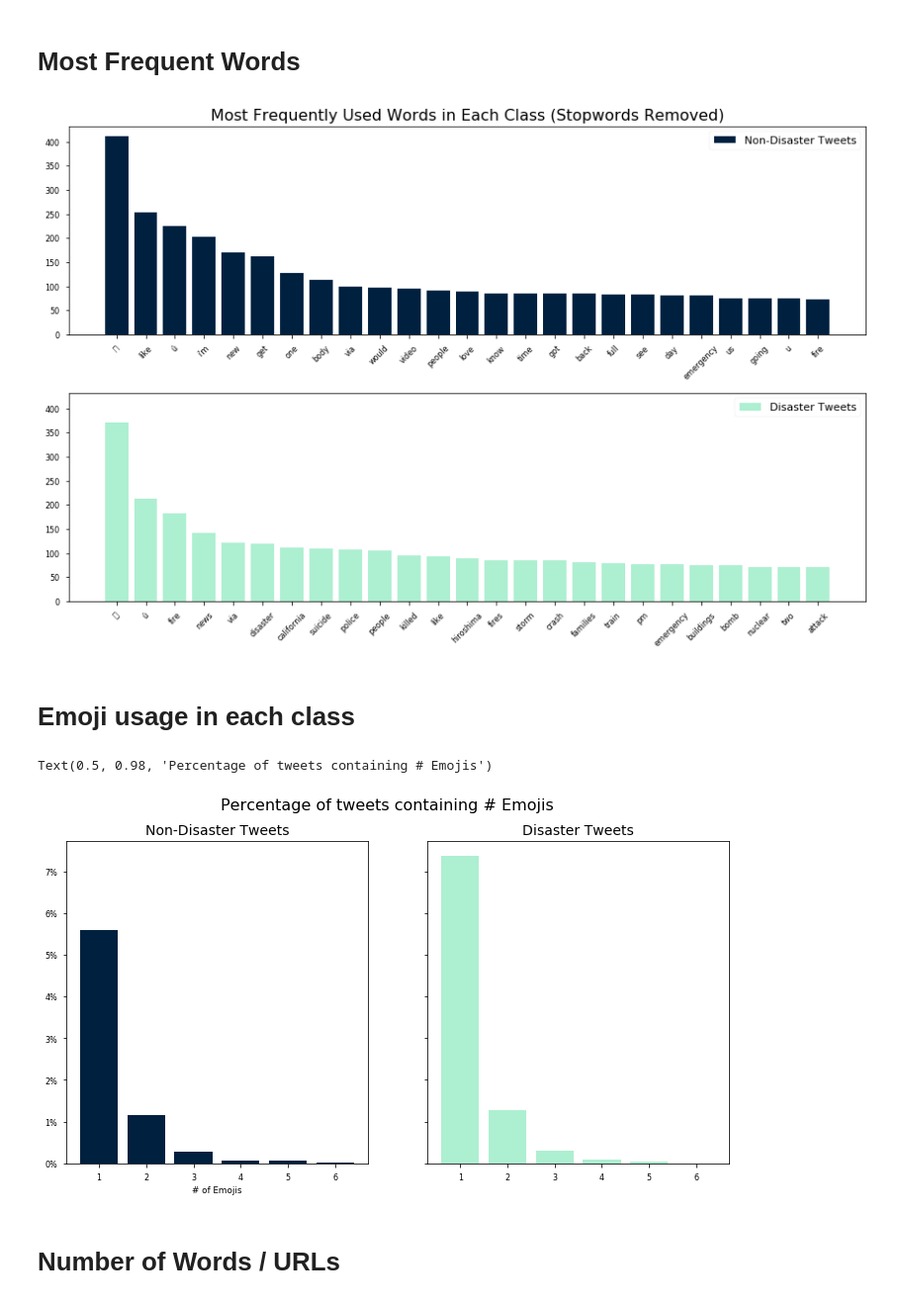
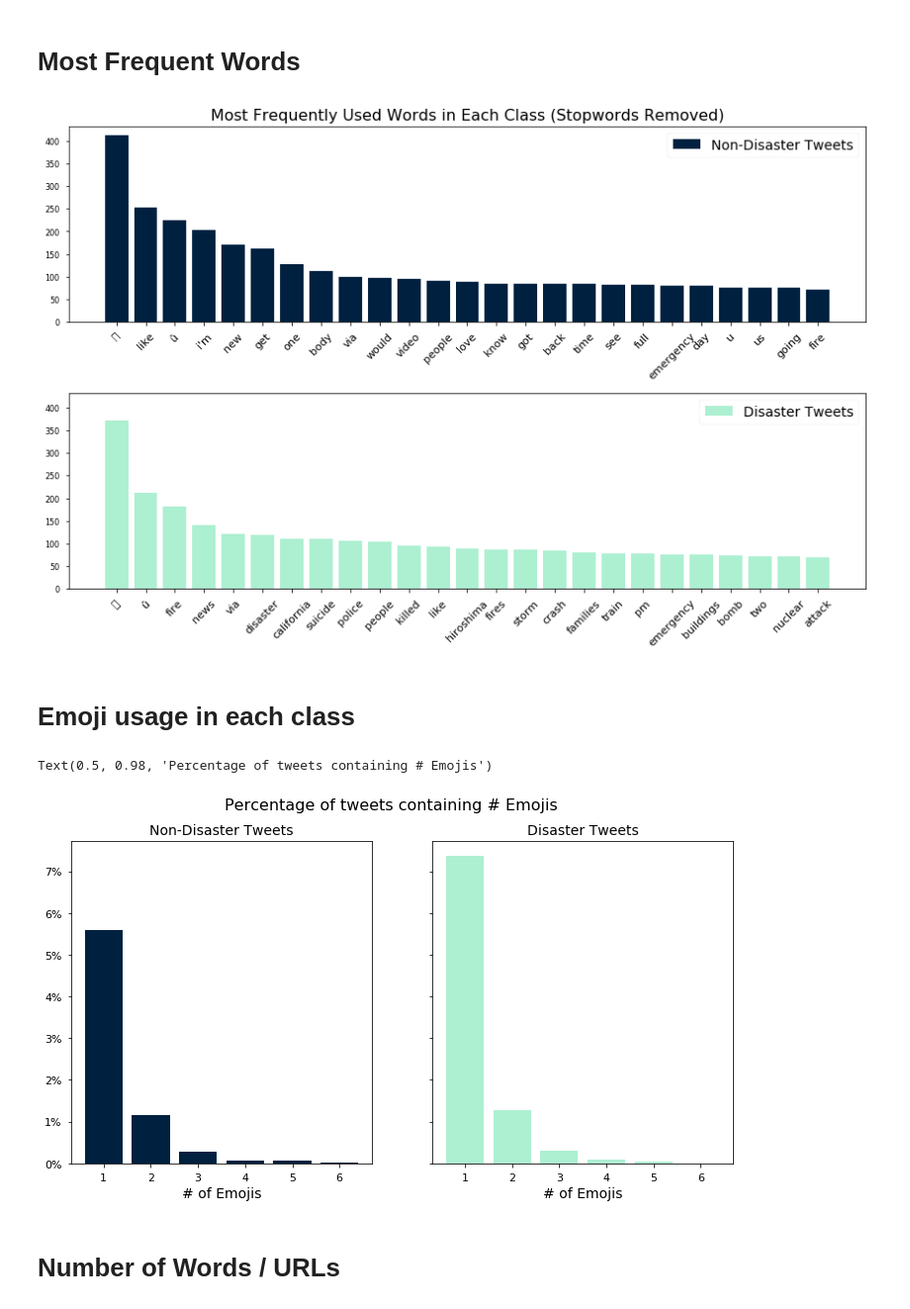
Before and after one commit to vegarab/aml-twitter-fakeornot, a Jupyter notebook: Notebooks/quantitative-stats.ipynb, the cells around one changed output. Shown at 99% size. Drawn from its saved outputs; the diff is of its cells as text; code cells hidden in the pictures.

```diff
--- a/Notebooks/quantitative-stats.ipynb
+++ b/Notebooks/quantitative-stats.ipynb
@@ -51,34 +53,34 @@ Text(0.5, 1.0, 'Proportion of Tweets')
 # %%
 all_words_0 = []
 all_words_1 = []
 for i, _ in enumerate(X):
     if y[i] == 0:
         all_words_0 += X[i]
     elif y[i] == 1:
         all_words_1 += X[i]
     else:
         print('Hey, something weird\'s happening...')
 
 
 c0 = list(Counter(all_words_0).items())
 c0.sort(key=lambda x: x[1], reverse=True)
 
 c1 = list(Counter(all_words_1).items())
 c1.sort(key=lambda x: x[1], reverse=True)
 
 
 fig2, ax = plt.subplots(2, 1, figsize=(12,8), sharey=True)
 ax[0].bar(*zip(*c0[:25]), color=COLOR_0, label='Non-Disaster Tweets')
-ax[0].tick_params(axis='x', rotation=45)
-ax[0].legend(fontsize=TICK_SIZE)
+ax[0].tick_params(axis='x', rotation=45, labelsize=TICK_SIZE)
+ax[0].legend(fontsize=SUBTITLE_SIZE)
 ax[1].bar(*zip(*c1[:25]), color=COLOR_1, label='Disaster Tweets')
-ax[1].tick_params(axis='x', rotation=45)
-ax[1].legend(fontsize=TICK_SIZE)
+ax[1].tick_params(axis='x', rotation=45, labelsize=TICK_SIZE)
+ax[1].legend(fontsize=SUBTITLE_SIZE)
 ax[0].set_title('Most Frequently Used Words in Each Class (Stopwords Removed)', fontsize=TITLE_SIZE)
 fig2.tight_layout()
 #Maybe change colour based on sentiment of word?
 # %% [output]
-[figure, old version]
+[figure, new version]
 # %% [markdown]
 # Emoji usage in each class
 # %%
@@ -115,12 +117,16 @@ ax[1].set_title('Disaster Tweets', fontsize=SUBTITLE_SIZE)
 ax[0].get_yaxis().set_major_formatter(
     FuncFormatter(lambda x, p: format(f'{int(100*x)}%')))
 
-ax[0].set_xlabel('# of Emojis')
+ax[0].set_xlabel('# of Emojis', fontsize=SUBTITLE_SIZE)
+ax[1].set_xlabel('# of Emojis', fontsize=SUBTITLE_SIZE)
+
+ax[0].tick_params(labelsize=TICK_SIZE)
+ax[1].tick_params(labelsize=TICK_SIZE)
 
 fig3.suptitle('Percentage of tweets containing # Emojis', fontsize=TITLE_SIZE)
 # %% [output]
 Text(0.5, 0.98, 'Percentage of tweets containing # Emojis')
-[figure, old version]
+[figure, new version]
 # %% [markdown]
 # Number of Words / URLs
 # %%
```
Also changed, not shown: parts of 13 cells of this notebook, 8 other files.
